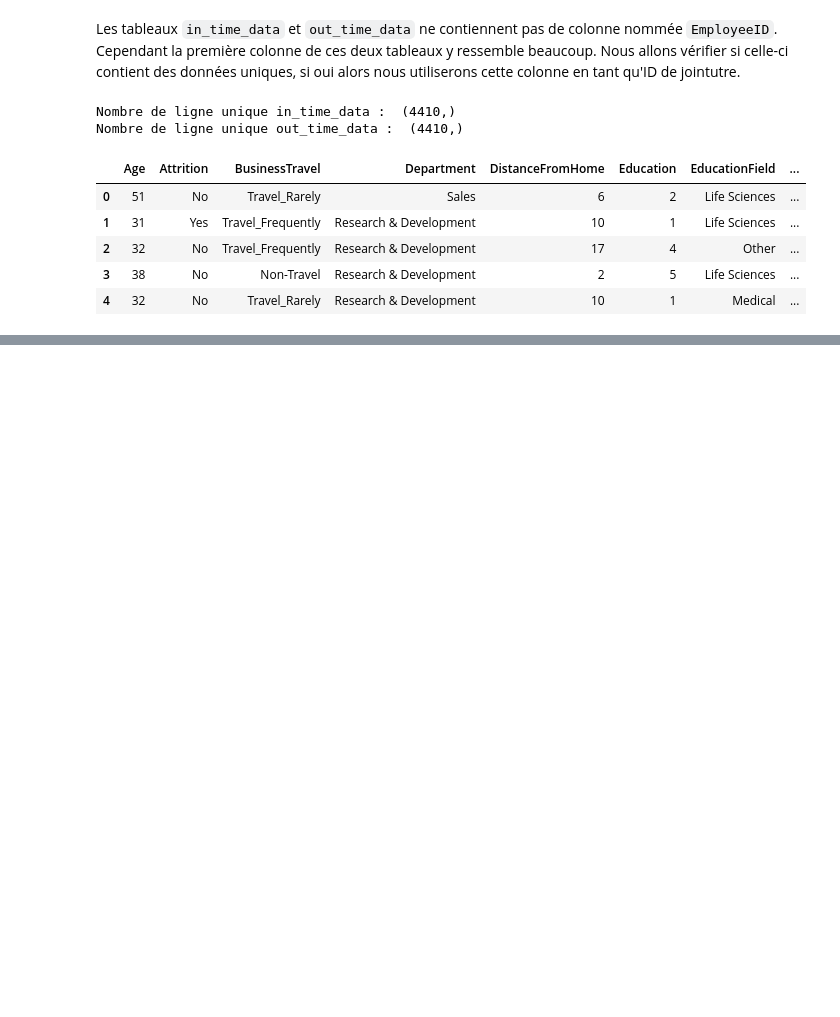
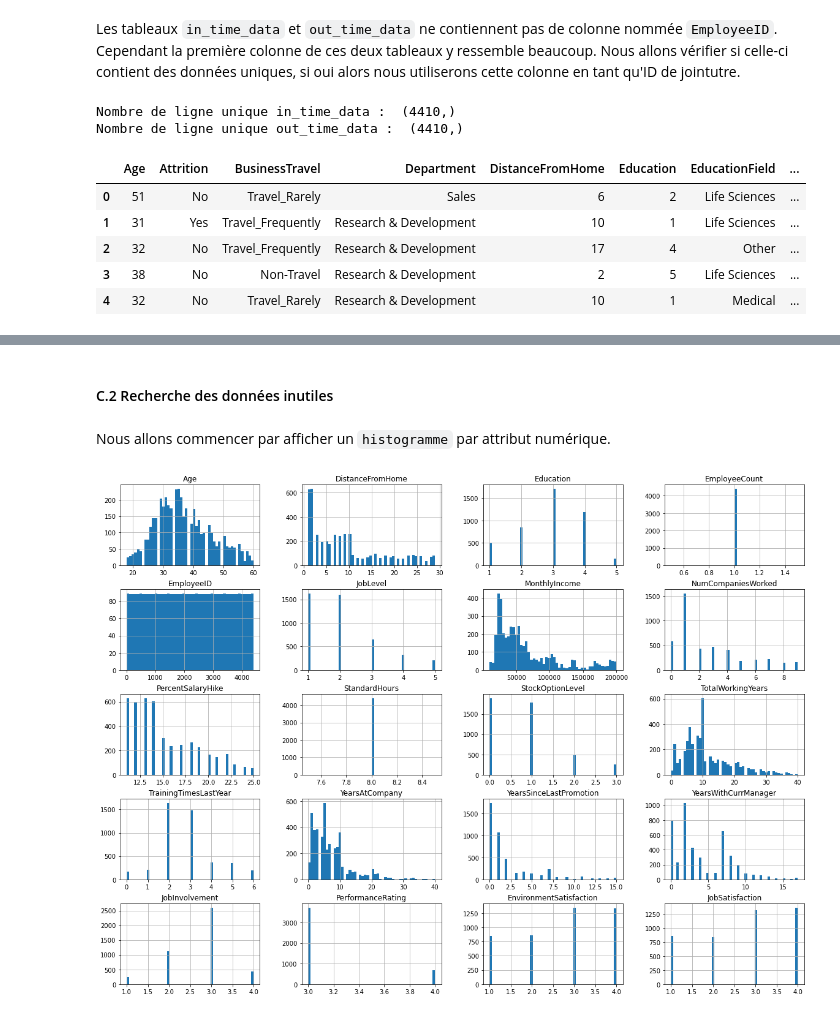
Before and after one commit to Ugo-Girard-Tissier/Projet-IA, a Jupyter notebook: Projet IA.ipynb, the cells around one changed output, grey strips where cells are left out. Saved outputs shown, nothing was run; the diff lists cells and outputs as text; code cells hidden in the pictures; blank space fills up the shorter version.

Commit message:
Exploration du jeu de données

```diff
--- a/Projet IA.ipynb
+++ b/Projet IA.ipynb
@@ -155,2 +168,0 @@ Notre variable `dataset` est maintenant le résultat de la jointure de tout les
-# %%
-dataset = dataset.set_index('EmployeeID')
@@ -162,0 +173,3 @@ dataset.head().style
+# %%
+dataset_without_in_out = dataset.drop(dataset.iloc[:,28:],1)
+dataset_without_in_out.info()
@@ -162,0 +203,12 @@ dataset.head().style
+# %%
+dataset_without_in_out.drop("Gender", axis=1, inplace=True)
+dataset_without_in_out.drop("MaritalStatus", axis=1, inplace=True)
+# %% [markdown]
+#### C.2 Recherche des données inutiles
+# %% [markdown]
+Nous allons commencer par afficher un `histogramme` par attribut numérique.
+# %%
+dataset_without_in_out.hist(bins=50, figsize=(20,15))
+plt.show()
+# %% [output]
+[figure, added]
```
Also changed, not shown: parts of 33 cells of this notebook.
